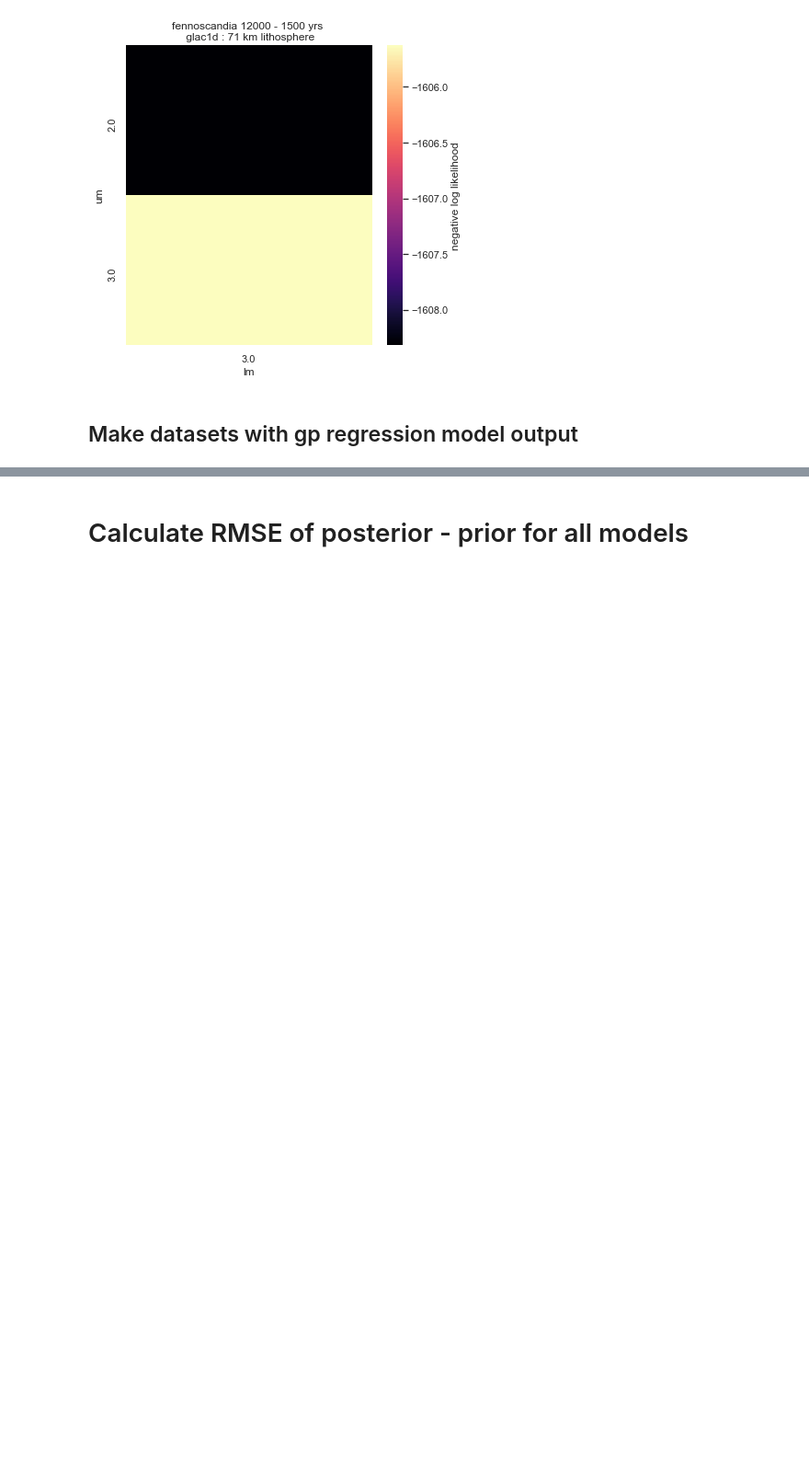
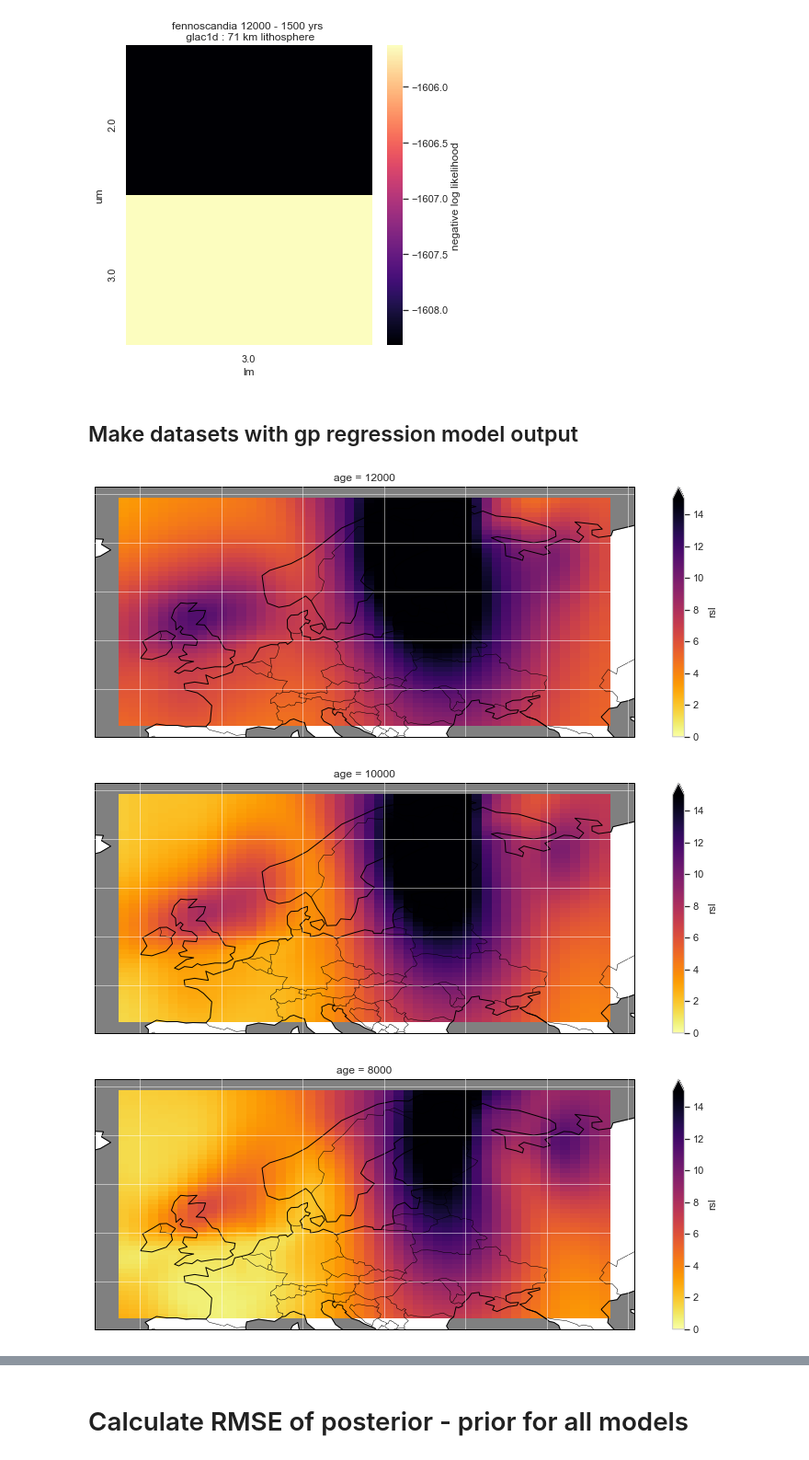
Before and after one commit to rcameronc/Holocene_readv, a Jupyter notebook: readv_postproc.ipynb, the cells around one changed output, grey strips where cells are left out. Shown at 92% size. Drawn from its saved outputs; the diff is of its cells as text; code cells hidden in the pictures; blank space fills up the shorter version.

```diff
--- a/readv_postproc.ipynb
+++ b/readv_postproc.ipynb
@@ -142,30 +119,48 @@ locs = {
                 'eastcoast': [-88, -65, 15, 40],
                 'europe': [-20, 15, 35, 70],
                 'atlantic':[-85,50, 25, 73],
                 'fennoscandia': [-15, 50, 45, 73],
             }
 
 def download_files(varname):
 
     globvar = glob.glob(f'/Users/rogercreel/Desktop/cluster_output/12000*fennoscandia*{varname}')
 #     globvar = glob.glob(f'output/12000*fennoscandia*{varname}')
 
     place = [val.split('_gia')[0].split('_') for val in globvar]
     places = []
     for i, it in enumerate(place):
         [places.append(loc) for loc in it if loc in locs]
 
     ds = xr.open_mfdataset(globvar, concat_dim='modelrun', combine='nested')
     try:
         ds = ds.rename({'__xarray_dataarray_variable__':'rsl'})
     except:
         pass
     try:
         ds = ds.drop('scale')
     except:
         pass
     return ds
 
 names = ['giaprior', 'gp_variance', 'da_zp', 'posterior']
 
 ds_giaprior, ds_var, ds_zp, ds_post  = [download_files(it) for it in names]
+
+for i, age in enumerate(ds_zp.age):
+    if (age.values / 2000).is_integer():
+        fig = plt.figure(figsize=(15, 5))
+        ax = plt.subplot(1, 1, 1, projection=ccrs.PlateCarree())
+
+        ax.coastlines(resolution='110m', linewidth=1, zorder=2)
+        ax.add_feature(cfeature.OCEAN, color='gray', zorder=0)
+        # ax.add_feature(cfeature.LAND, color='palegreen', zorder=1)
+        ax.add_feature(cfeature.BORDERS, linewidth=0.5, zorder=3)
+        ax.gridlines(linewidth=1, color='white', alpha=0.5, zorder=4)
+
+        ds_zp.rsl.std(dim='modelrun').sel(age=age.values).plot(ax=ax, vmin=0, vmax=15, cmap='inferno_r')
+        plt.show()
+# %% [output]
+[figure, added]
+[figure, added]
+[figure, added]
```
Also changed, not shown: parts of 11 cells of this notebook.
